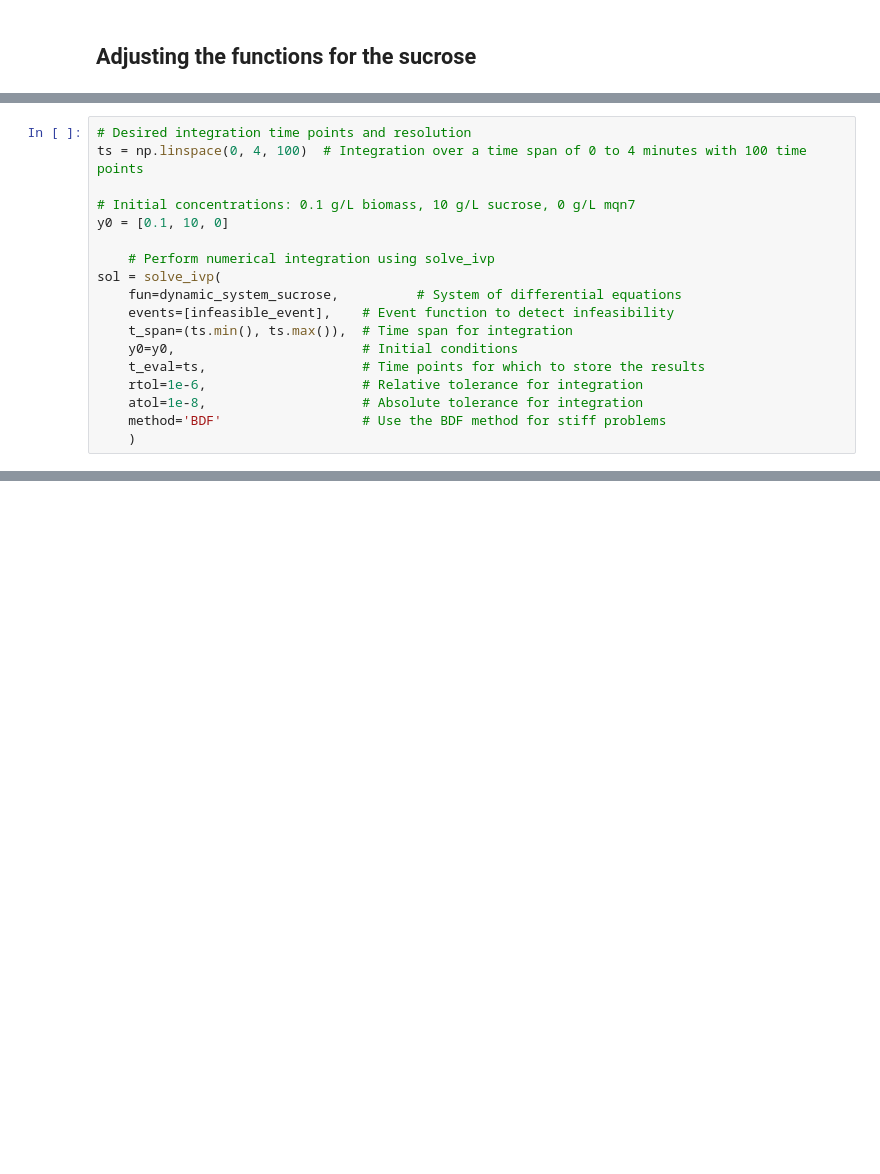
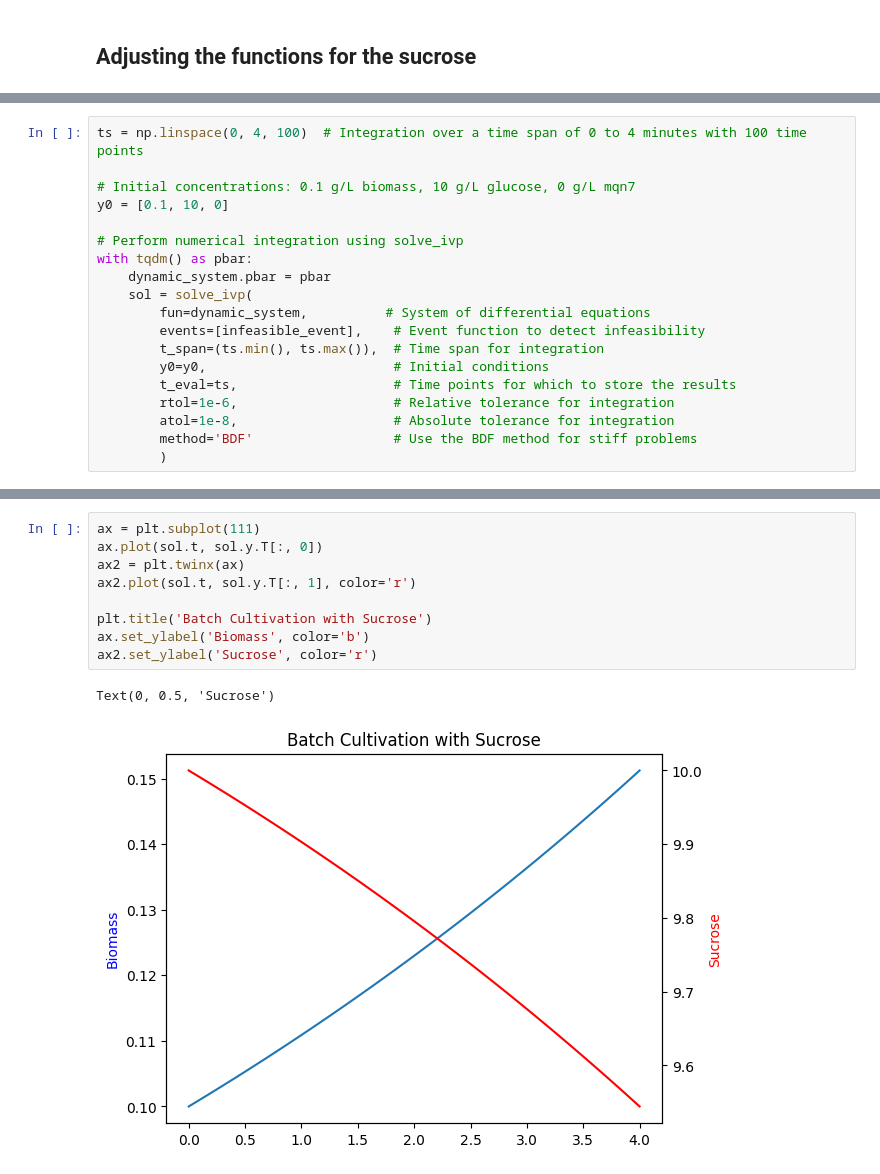
Before and after one commit to 27410/group-assingment-group12, a Jupyter notebook: 9. dFBA .ipynb, the cells around one changed output, grey strips where cells are left out. Saved outputs shown, nothing was run; the diff lists cells and outputs as text; blank space fills up the shorter version.

```diff
--- a/9. dFBA .ipynb
+++ b/9. dFBA .ipynb
@@ -265,19 +258,20 @@ infeasible_event.terminal = True
 # %%
-# Desired integration time points and resolution
 ts = np.linspace(0, 4, 100)  # Integration over a time span of 0 to 4 minutes with 100 time points
 
-# Initial concentrations: 0.1 g/L biomass, 10 g/L sucrose, 0 g/L mqn7
+# Initial concentrations: 0.1 g/L biomass, 10 g/L glucose, 0 g/L mqn7
 y0 = [0.1, 10, 0]
 
-    # Perform numerical integration using solve_ivp
-sol = solve_ivp(
-    fun=dynamic_system_sucrose,          # System of differential equations
-    events=[infeasible_event],    # Event function to detect infeasibility
-    t_span=(ts.min(), ts.max()),  # Time span for integration
-    y0=y0,                        # Initial conditions
-    t_eval=ts,                    # Time points for which to store the results
-    rtol=1e-6,                    # Relative tolerance for integration
-    atol=1e-8,                    # Absolute tolerance for integration
-    method='BDF'                  # Use the BDF method for stiff problems
-    )
+# Perform numerical integration using solve_ivp
+with tqdm() as pbar:
+    dynamic_system.pbar = pbar
+    sol = solve_ivp(
+        fun=dynamic_system,          # System of differential equations
+        events=[infeasible_event],    # Event function to detect infeasibility
+        t_span=(ts.min(), ts.max()),  # Time span for integration
+        y0=y0,                        # Initial conditions
+        t_eval=ts,                    # Time points for which to store the results
+        rtol=1e-6,                    # Relative tolerance for integration
+        atol=1e-8,                    # Absolute tolerance for integration
+        method='BDF'                  # Use the BDF method for stiff problems
+        )
 # %% [output]
@@ -330,0 +291,12 @@ plt.show()
+# %%
+ax = plt.subplot(111)
+ax.plot(sol.t, sol.y.T[:, 0])
+ax2 = plt.twinx(ax)
+ax2.plot(sol.t, sol.y.T[:, 1], color='r')
+
+plt.title('Batch Cultivation with Sucrose')
+ax.set_ylabel('Biomass', color='b')
+ax2.set_ylabel('Sucrose', color='r')
+# %% [output]
+Text(0, 0.5, 'Sucrose')
+[figure, added]
```
Also changed, not shown: parts of 15 cells of this notebook.
